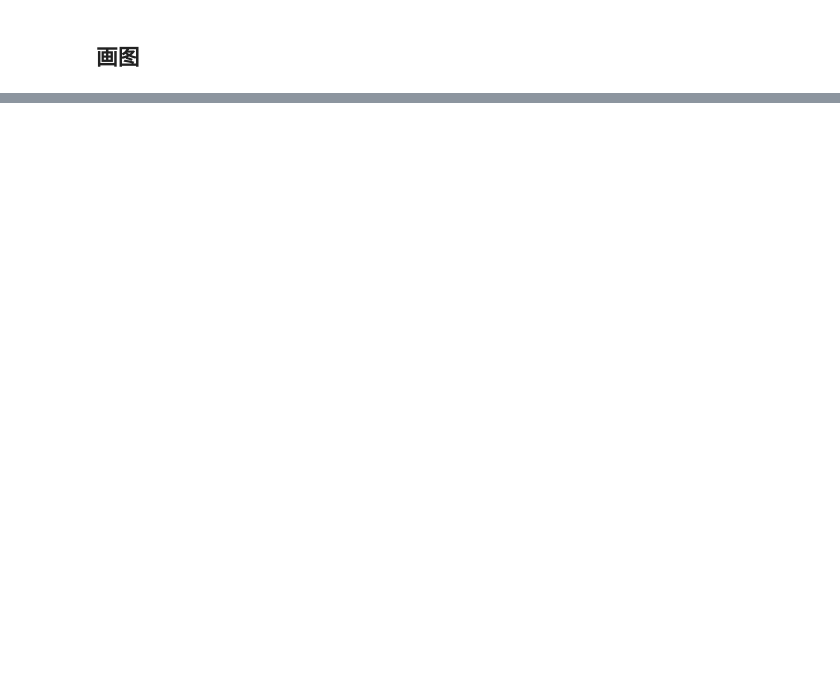
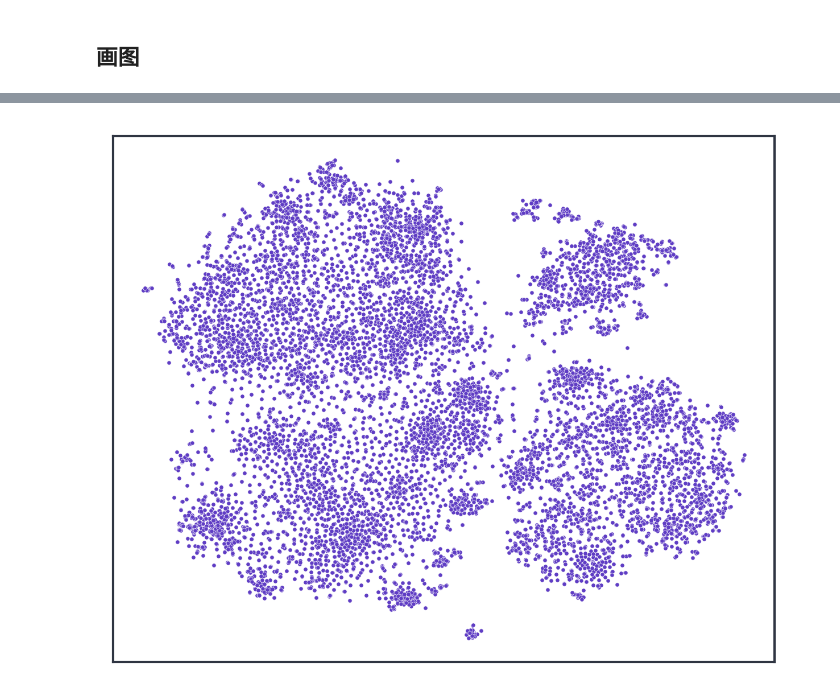
Before and after one commit to LyuShawn/Lyu-SimCSE, a Jupyter notebook: draw/draw.ipynb, the cells around one changed output, grey strips where cells are left out. Saved outputs shown, nothing was run; the diff lists cells and outputs as text; code cells hidden in the pictures; blank space fills up the shorter version.

```diff
--- a/draw/draw.ipynb
+++ b/draw/draw.ipynb
@@ -72,0 +134,42 @@ plt.show()
+# %%
+import numpy as np
+import seaborn as sns
+import matplotlib.pyplot as plt
+from sklearn.manifold import TSNE
+import pandas as pd
+
+# 加载 .npy 文件
+embeddings = np.load('draw-data/emb/bb-stsb-train.npy')
+
+# 采样1000
+# np.random.seed(42)
+# idx = np.random.choice(len(embeddings), 1000, replace=False)
+# embeddings = embeddings[idx]
+
+# 使用 t-SNE 降维到 2D
+tsne = TSNE(n_components=2, random_state=42)
+reduced_embeddings = tsne.fit_transform(embeddings)
+
+# 创建一个数据框来保存降维后的结果
+df = pd.DataFrame(reduced_embeddings, columns=['x', 'y'])
+
+# 绘制散点图
+plt.figure(figsize=(5, 4), dpi=300)
+ax = sns.scatterplot(x='x', y='y', data=df, s=3, color='#5f3dc4', alpha=1)
+
+# 设置边框颜色和宽度
+for spine in ['top', 'right', 'left', 'bottom']:
+    ax.spines[spine].set_color('#2f3542')
+    ax.spines[spine].set_linewidth(1)
+
+# 不显示 x 和 y 轴
+# ax.set_title('title', fontsize=8)
+ax.set_xlabel('')
+ax.set_ylabel('')
+ax.set_xticks([])
+ax.set_yticks([])
+
+# 显示图形
+plt.show()
+# %% [output]
+[figure, added]
```
Also changed, not shown: parts of 2 cells of this notebook, 4 other files.
